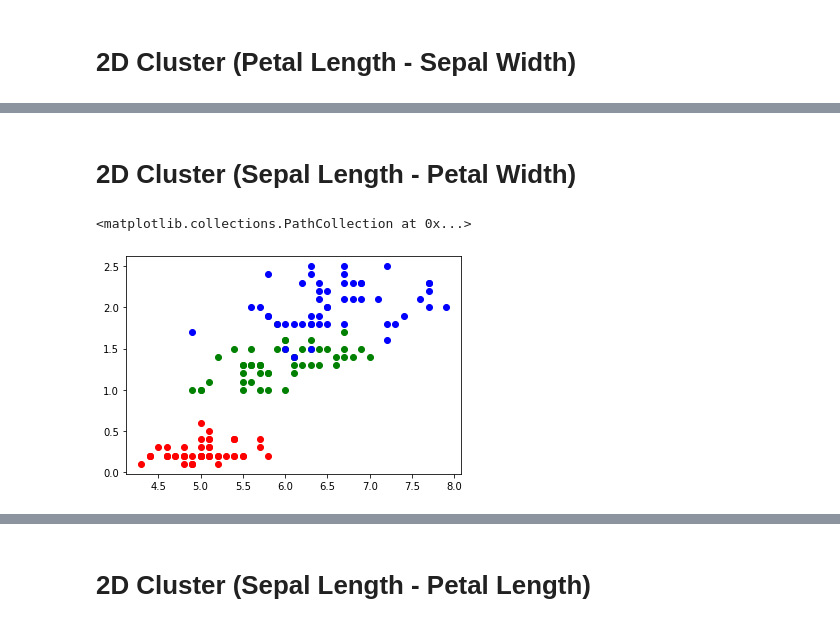
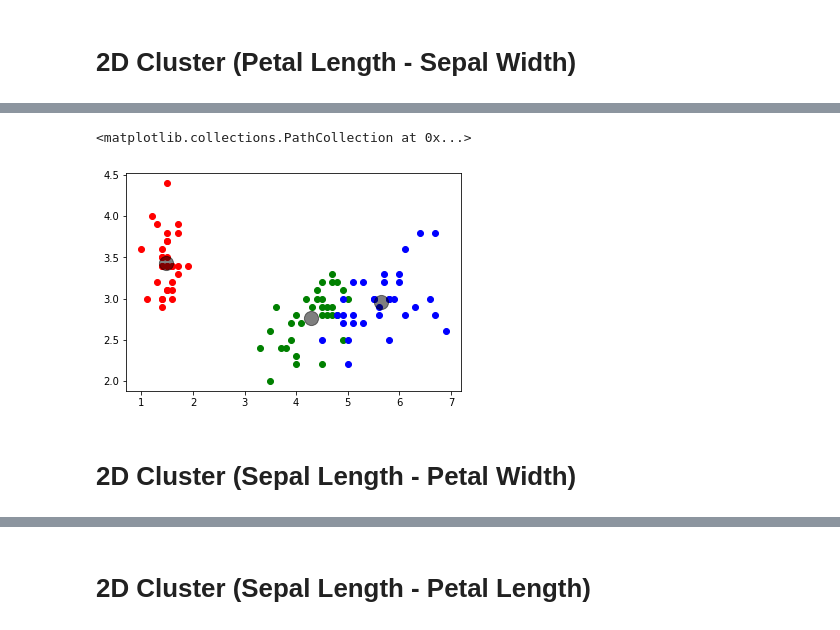
Before and after one commit to NiazBinSiraj/ML-Testing, a Jupyter notebook: 2D_Cluster_of_IRIS_Dataset.ipynb, the cells around one changed output, grey strips where cells are left out. Cells and saved outputs as stored; diff of their text form; code cells hidden in the pictures.

```diff
--- a/2D_Cluster_of_IRIS_Dataset.ipynb
+++ b/2D_Cluster_of_IRIS_Dataset.ipynb
@@ -141,9 +224,14 @@ pyplot.scatter(irisVirginicaPetalLength, irisVirginicaSepalWidth, color='b')
+# %%
+pyplot.scatter(irisSetosaPetalLength_train, irisSetosaSepalWidth_train, color='r')
+pyplot.scatter(irisSetosaPetalLengthMean, irisSetosaSepalWidthMean, c='black', s=200, alpha=0.5)
+
+pyplot.scatter(irisVersicolorPetalLength_train, irisVersicolorSepalWidth_train, color='g')
+pyplot.scatter(irisVersicolorPetalLengthMean, irisVersicolorSepalWidthMean, c='black', s=200, alpha=0.5)
+
+pyplot.scatter(irisVirginicaPetalLength_train, irisVirginicaSepalWidth_train, color='b')
+pyplot.scatter(irisVirginicaPetalLengthMean, irisVirginicaSepalWidthMean, c='black', s=200, alpha=0.5)
+# %% [output]
+<matplotlib.collections.PathCollection at 0x...>
+[figure, added]
 # %% [markdown]
 # 2D Cluster **(Sepal Length - Petal Width)**
-# %%
-pyplot.scatter(irisSetosaSepalLength, irisSetosaPetalWidth, color='r')
-pyplot.scatter(irisVersicolorSepalLength, irisVersicolorPetalWidth, color='g')
-pyplot.scatter(irisVirginicaSepalLength, irisVirginicaPetalWidth, color='b')
-# %% [output]
-<matplotlib.collections.PathCollection at 0x...>
-[figure, removed]
```
Also changed, not shown: parts of 36 cells of this notebook.
